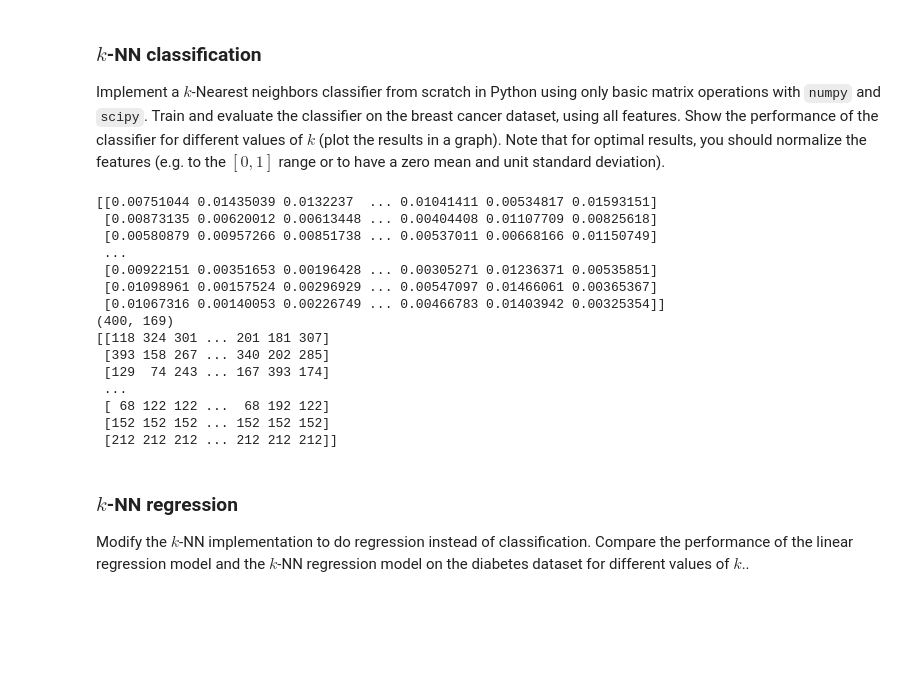
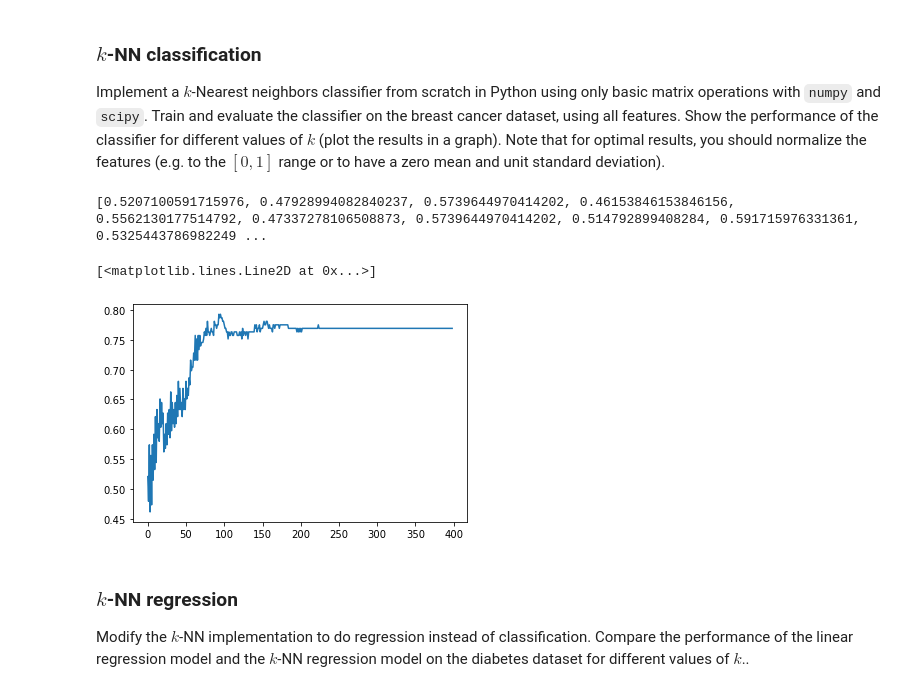
Before and after one commit to Mathieu-van-Luijken/8dm50-machine-learning, a Jupyter notebook: practicals/week_1.ipynb, the cells around one changed output. Saved outputs shown, nothing was run; the diff lists cells and outputs as text; code cells hidden in the pictures; blank space fills up the shorter version.

```diff
--- a/practicals/week_1.ipynb
+++ b/practicals/week_1.ipynb
@@ -165,51 +165,50 @@ Assume that in the dataset that you use to train a linear regression model, ther
 Implement a $k$-Nearest neighbors classifier from scratch in Python using only basic matrix operations with `numpy` and `scipy`. Train and evaluate the classifier on the breast cancer dataset, using all features. Show the performance of the classifier for different values of $k$ (plot the results in a graph). Note that for optimal results, you should normalize the features (e.g. to the $[0, 1]$ range or to have a zero mean and unit standard deviation).
 # %%
 import scipy
+import matplotlib.pyplot as plt
+# random.seed(0)
 
 # step 0: normalize data
 breast_data = np.array(breast_cancer.data)
+# np.random.seed(0)
+np.random.shuffle(breast_data)
 colsums = breast_data.sum(axis = 0)
 breast_norm = breast_data / colsums[np.newaxis,:]
 
 x_train = breast_norm[:400, :]
 y_train = breast_cancer.target[:400, np.newaxis]
 x_test = breast_norm[400:, :]
 y_test = breast_cancer.target[400:, np.newaxis]
-
+test_cases = len(y_test)
 # step 2.5: loop over all test points
 dist_matr = scipy.spatial.distance_matrix(x_train,x_test)
-print(dist_matr)
-print(dist_matr.shape)
+# print(dist_matr)
+# print(dist_matr.shape)
 
 # step 4: compute distance from fuckers to test points
 # step 5: sort distances and
 idx = np.argsort(dist_matr, axis = 0)
-print(idx)
 # print(idx)
 
 # step 3: loop over ks
+accuracies = []
+for k in range(1,400):
+    bool_idx = idx < k
+    expect = np.array((bool_idx.T.dot(y_train)/k).round(),dtype='int')
+    correctness = expect == y_test
+    accuracies.append(correctness.sum()/test_cases)
 
+print(accuracies)
+plt.plot(accuracies)
 # step 6: compute average class for k nearest neighbours
 # step 7: return class of test point
 # step 8: see whether class allocation was legitness
 # step 9: elbow plot (a je to)
 # step 10: cake!
 # %% [output]
-[[0.00751044 0.01435039 0.0132237  ... 0.01041411 0.00534817 0.01593151]
- [0.00873135 0.00620012 0.00613448 ... 0.00404408 0.01107709 0.00825618]
- [0.00580879 0.00957266 0.00851738 ... 0.00537011 0.00668166 0.01150749]
- ...
- [0.00922151 0.00351653 0.00196428 ... 0.00305271 0.01236371 0.00535851]
- [0.01098961 0.00157524 0.00296929 ... 0.00547097 0.01466061 0.00365367]
- [0.01067316 0.00140053 0.00226749 ... 0.00466783 0.01403942 0.00325354]]
-(400, 169)
-[[118 324 301 ... 201 181 307]
- [393 158 267 ... 340 202 285]
- [129  74 243 ... 167 393 174]
- ...
- [ 68 122 122 ...  68 192 122]
- [152 152 152 ... 152 152 152]
- [212 212 212 ... 212 212 212]]
+[0.5207100591715976, 0.47928994082840237, 0.5739644970414202, 0.46153846153846156, 0.5562130177514792, 0.47337278106508873, 0.5739644970414202, 0.514792899408284, 0.591715976331361, 0.5325443786982249 ...
+[<matplotlib.lines.Line2D at 0x...>]
+[figure, added]
 # %% [markdown]
 ### $k$-NN regression
 
```
